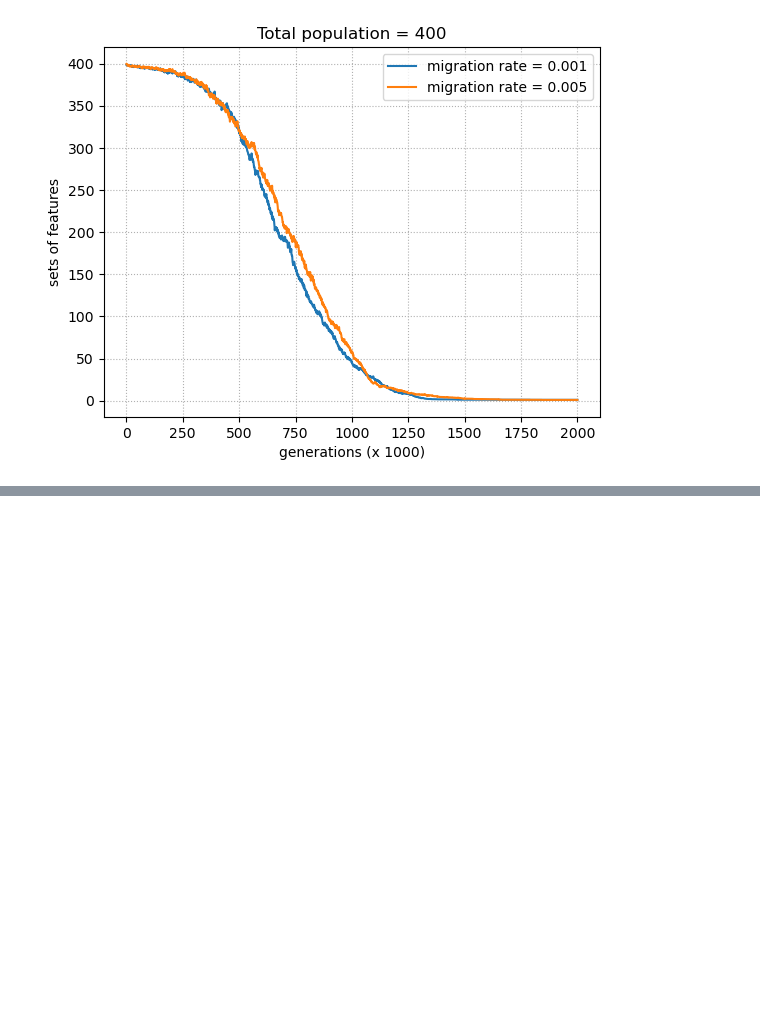
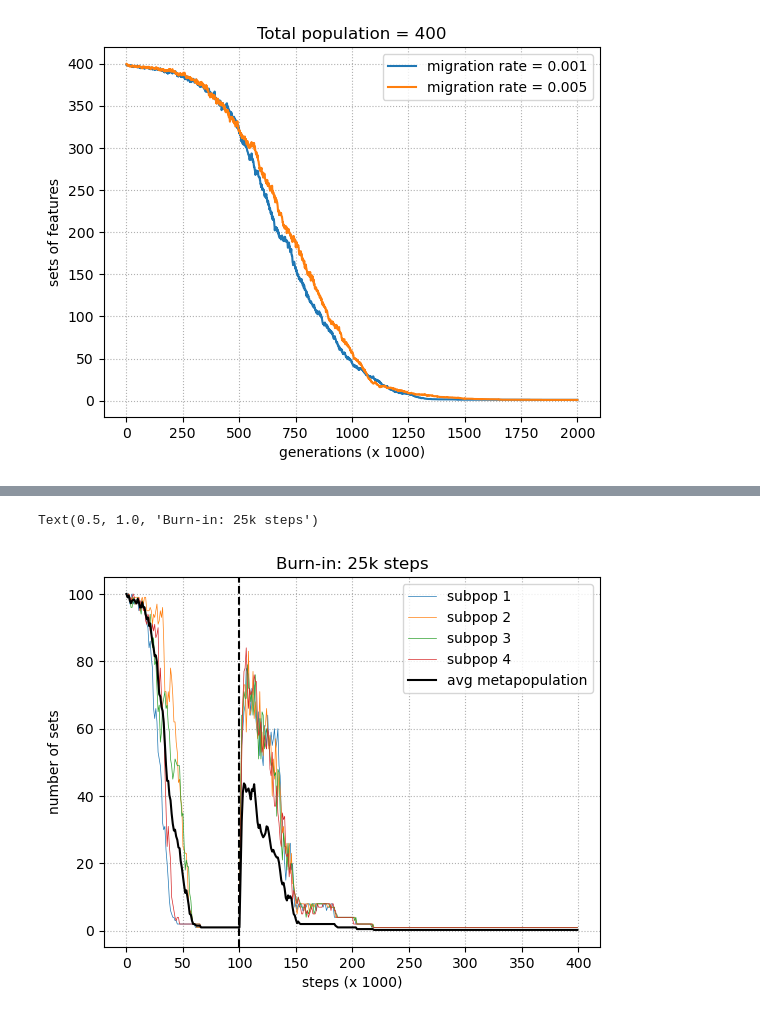
Before and after one commit to mtomasini/MetapopulationsPython, a Jupyter notebook: exploration.ipynb, the cells around one changed output, grey strips where cells are left out. Saved outputs shown, nothing was run; the diff lists cells and outputs as text; code cells hidden in the pictures; blank space fills up the shorter version.

Commit message:
Added burn-in to simulation

```diff
--- a/exploration.ipynb
+++ b/exploration.ipynb
@@ -317,0 +390,15 @@ Text(0.5, 1.0, 'Total population = 400')
+# %%
+plt.plot(range(int((burn_in + simulation_time) / 1000)), counts_pop_1, linewidth=0.5)
+plt.plot(range(int((burn_in + simulation_time) / 1000)), counts_pop_2, linewidth=0.5)
+plt.plot(range(int((burn_in + simulation_time) / 1000)), counts_pop_3, linewidth=0.5)
+plt.plot(range(int((burn_in + simulation_time) / 1000)), counts_pop_4, linewidth=0.5)
+plt.plot(range(int((burn_in + simulation_time) / 1000)), np.array(counts_metapop) / 4, linewidth=1.5, color="black")
+plt.axvline(x = burn_in/1000, linestyle="--", color = "black")
+plt.grid(linestyle=":")
+plt.xlabel("steps (x 1000)")
+plt.ylabel("number of sets")
+plt.legend(["subpop 1", "subpop 2", "subpop 3", "subpop 4", "avg metapopulation"])
+plt.title("Burn-in: 25k steps")
+# %% [output]
+Text(0.5, 1.0, 'Burn-in: 25k steps')
+[figure, added]
```
Also changed, not shown: parts of 5 cells of this notebook, 2 other files.
